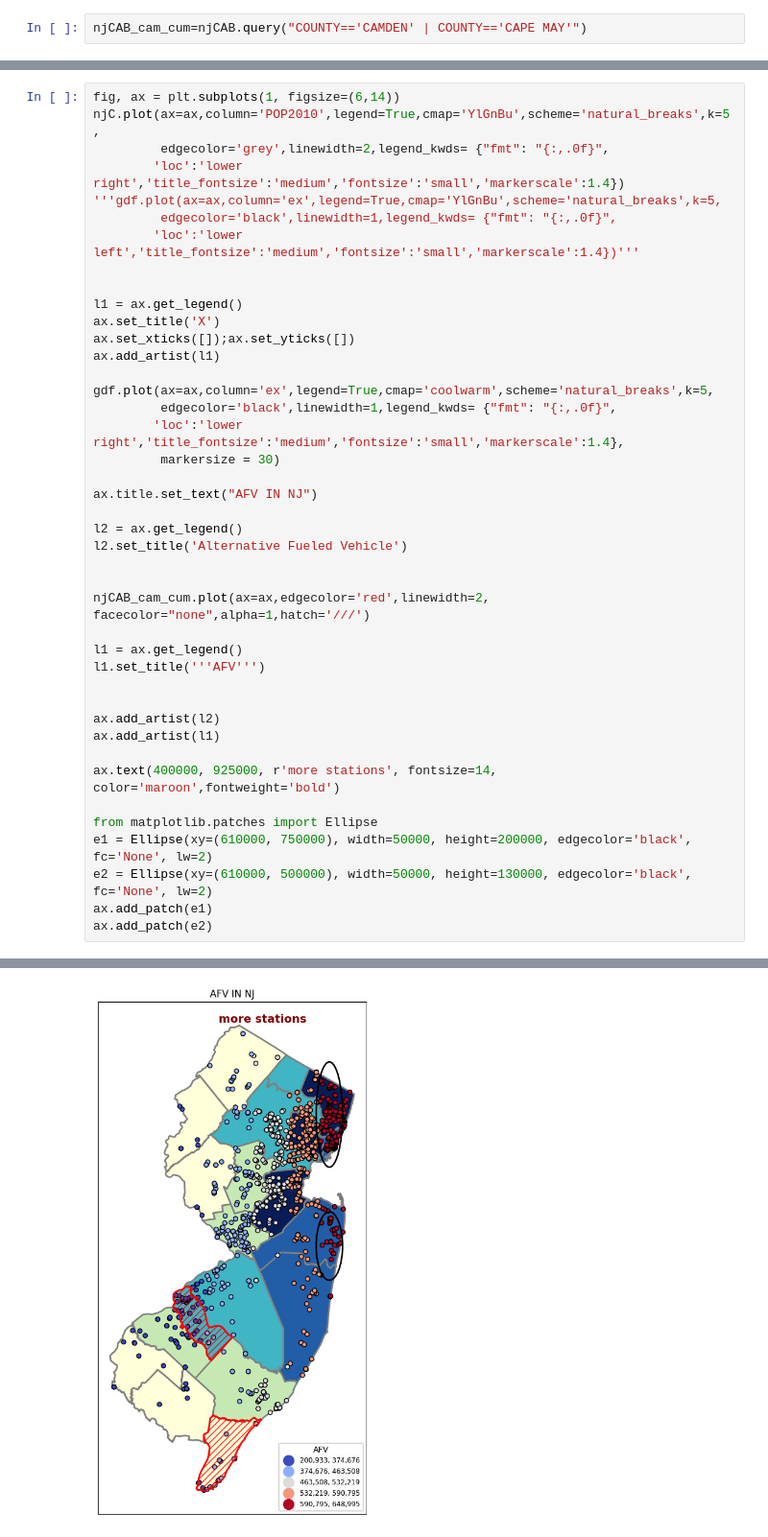
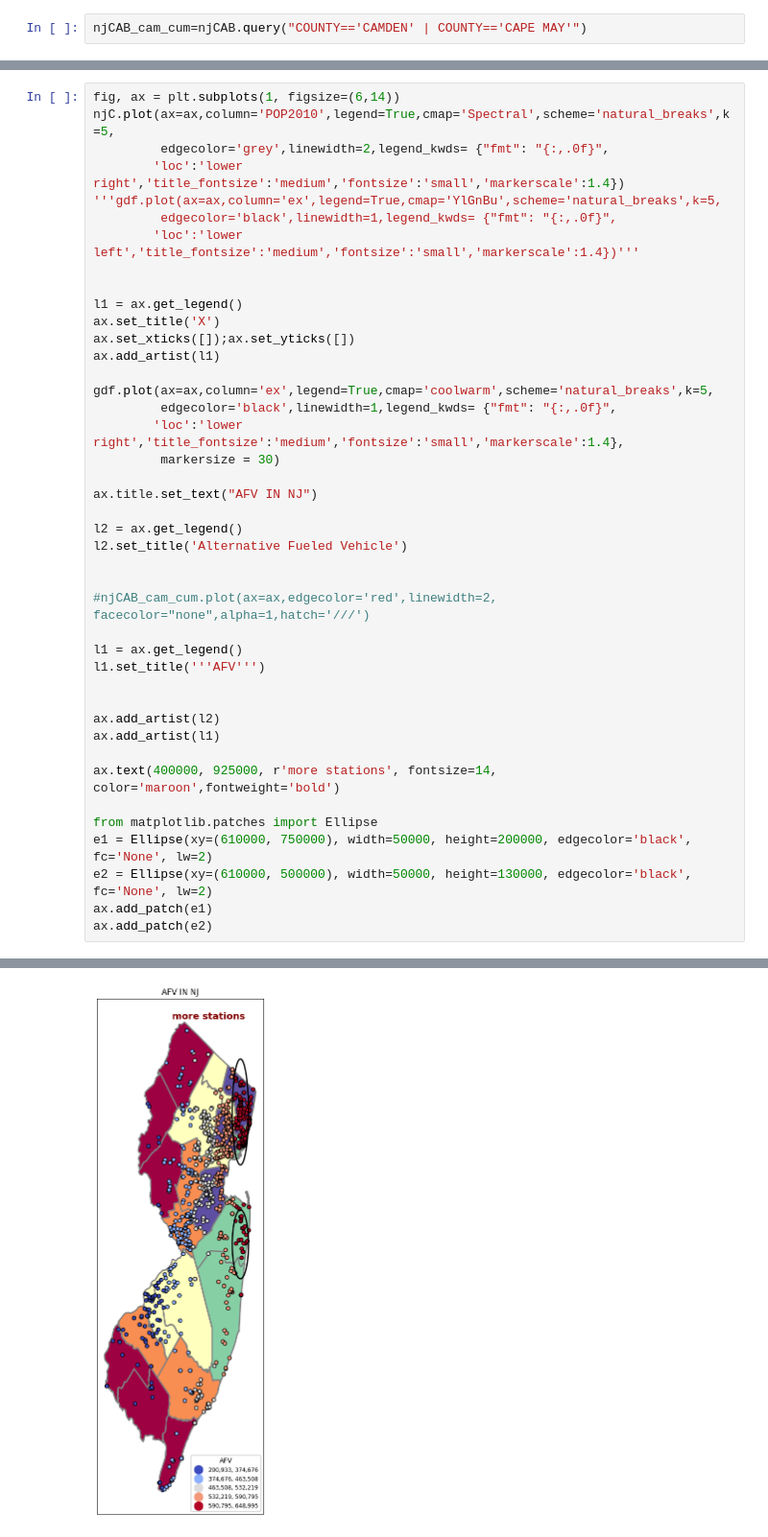
Before and after one commit to Darshan-Deepak/DS, a Jupyter notebook: PS3.ipynb, the cells around one changed output, grey strips where cells are left out. Shown at 96% size. Cells and saved outputs as stored; diff of their text form.

```diff
--- a/PS3.ipynb
+++ b/PS3.ipynb
@@ -704,6 +592,6 @@ Text(0.5, 1.0, 'X')
 # %%
 fig, ax = plt.subplots(1, figsize=(6,14))
-njC.plot(ax=ax,column='POP2010',legend=True,cmap='YlGnBu',scheme='natural_breaks',k=5,
+njC.plot(ax=ax,column='POP2010',legend=True,cmap='Spectral',scheme='natural_breaks',k=5,
          edgecolor='grey',linewidth=2,legend_kwds= {"fmt": "{:,.0f}",
         'loc':'lower right','title_fontsize':'medium','fontsize':'small','markerscale':1.4})
 '''gdf.plot(ax=ax,column='ex',legend=True,cmap='YlGnBu',scheme='natural_breaks',k=5,
@@ -727,7 +615,7 @@ l2 = ax.get_legend()
 l2.set_title('Alternative Fueled Vehicle')
 
 
-njCAB_cam_cum.plot(ax=ax,edgecolor='red',linewidth=2, facecolor="none",alpha=1,hatch='///')
+#njCAB_cam_cum.plot(ax=ax,edgecolor='red',linewidth=2, facecolor="none",alpha=1,hatch='///')
 
 l1 = ax.get_legend()
 l1.set_title('''AFV''')
@@ -760 +647 @@ Text(400000, 925000, 'more stations')
-[figure, old version]
+[figure, new version]
```
Also changed, not shown: parts of 39 cells of this notebook.
